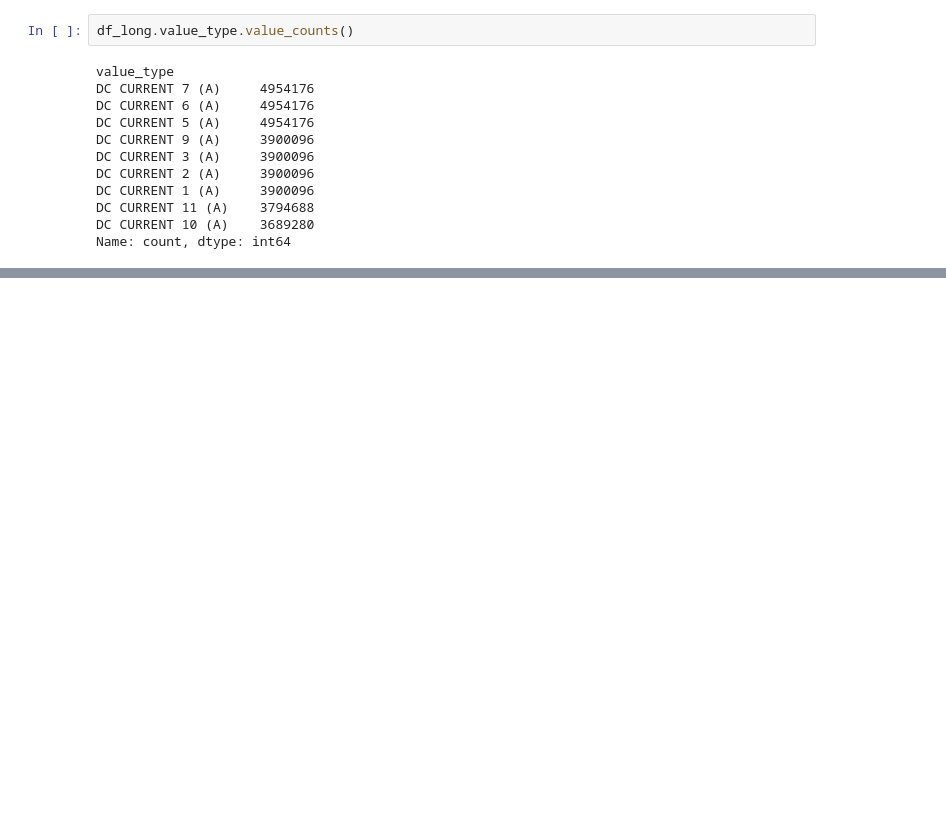
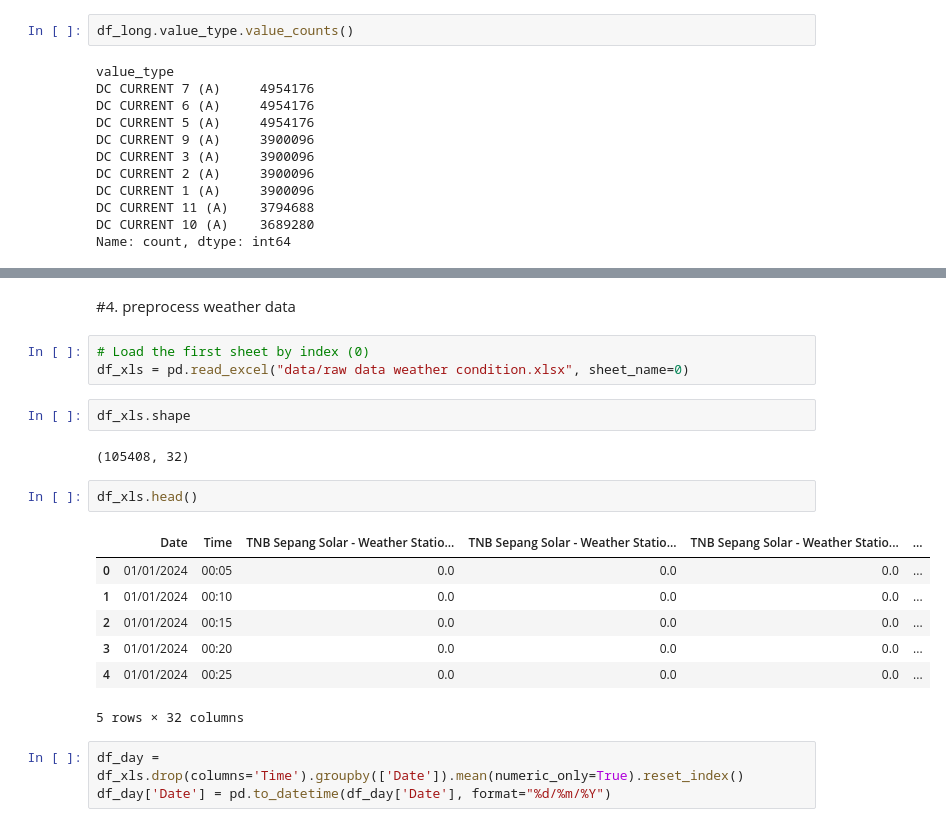
Before and after one commit to Zhenna/LangChain_CSV_agent_experiment, a Jupyter notebook: convert_df.ipynb, the cells around one changed output, grey strips where cells are left out. Saved outputs shown, nothing was run; the diff lists cells and outputs as text; blank space fills up the shorter version.

```diff
--- a/convert_df.ipynb
+++ b/convert_df.ipynb
@@ -141,0 +163,22 @@ Name: count, dtype: int64
+# %% [markdown]
+#4. preprocess weather data
+# %%
+# Load the first sheet by index (0)
+df_xls = pd.read_excel("data/raw data weather condition.xlsx", sheet_name=0)
+# %%
+df_xls.shape
+# %% [output]
+(105408, 32)
+# %%
+df_xls.head()
+# %% [output]
+|  | Date | Time | TNB Sepang Solar - Weather Statio... | TNB Sepang Solar - Weather Statio... | TNB Sepang Solar - Weather Statio... | ... |
+| 0 | 01/01/2024 | 00:05 | 0.0 | 0.0 | 0.0 | ... |
+| 1 | 01/01/2024 | 00:10 | 0.0 | 0.0 | 0.0 | ... |
+| 2 | 01/01/2024 | 00:15 | 0.0 | 0.0 | 0.0 | ... |
+| 3 | 01/01/2024 | 00:20 | 0.0 | 0.0 | 0.0 | ... |
+| 4 | 01/01/2024 | 00:25 | 0.0 | 0.0 | 0.0 | ... |
+5 rows × 32 columns
+# %%
+df_day = df_xls.drop(columns='Time').groupby(['Date']).mean(numeric_only=True).reset_index()
+df_day['Date'] = pd.to_datetime(df_day['Date'], format="%d/%m/%Y")
```
Also changed, not shown: parts of 11 cells of this notebook, 2 other files.
